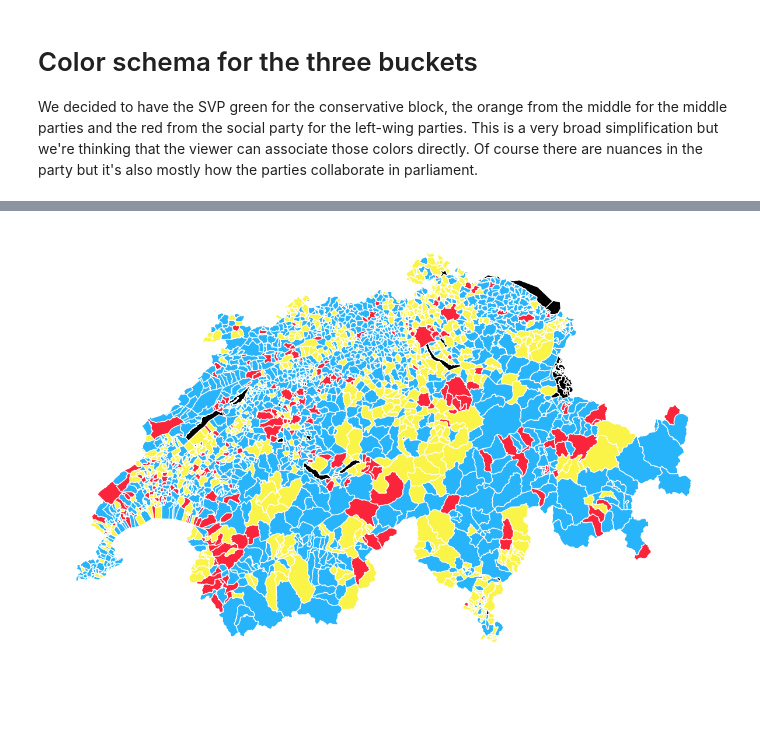
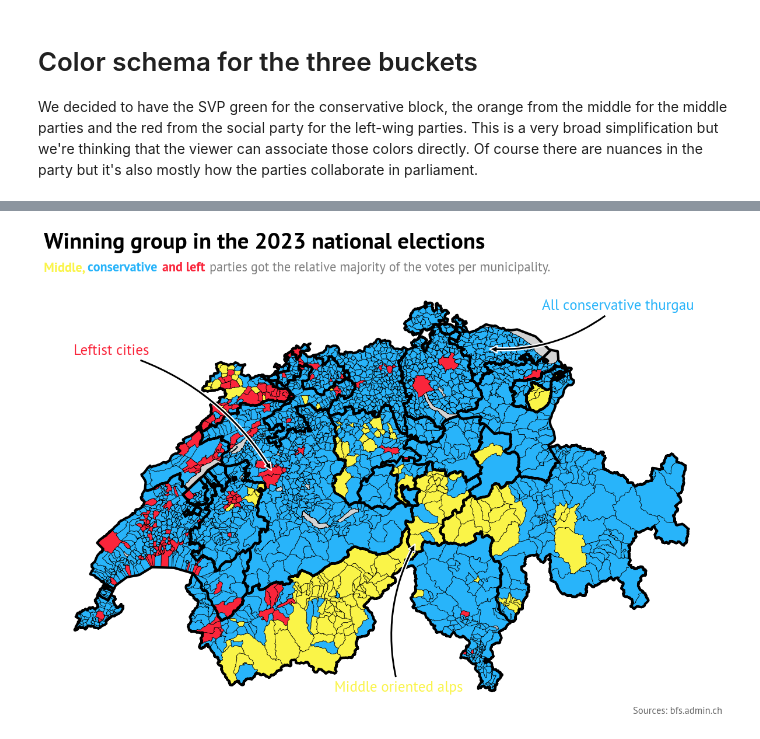
Before and after one commit to SilvanHSLU/swiss-elections, a Jupyter notebook: map.ipynb, the cells around one changed output, grey strips where cells are left out. Drawn from its saved outputs; the diff is of its cells as text; code cells hidden in the pictures; blank space fills up the shorter version.

Commit message:
Finalisation of card charts - V1

```diff
--- a/map.ipynb
+++ b/map.ipynb
@@ -159,6 +227,49 @@ swiss_map
+# %%
+# Draw annotation items
+central_tg = swiss_map[swiss_map['BFS_NUMMER'] == 4881]
+central_bern = swiss_map[swiss_map['BFS_NUMMER'] == 351]
+municipality_alps = swiss_map[swiss_map['BFS_NUMMER'] == 1212]
+annotation_items = {
+    'All conservative thurgau': [central_tg, (0.85, 0.9), party_information.CONSERVATIVE_COLOR],
+    'Middle oriented alps': [municipality_alps, (0.525, 0.05), party_information.MIDDLE_COLOR],
+    'Leftist cities': [central_bern, (0.1, 0.8), party_information.LEFT_COLOR]
+}
+arrowprops = {
+    'arrowstyle': 'Simple',
+    'edgecolor': 'white',
+    'facecolor': 'black',
+    'linewidth': 1.5,
+}
+def do_annotations(axis):
+    for key, item in annotation_items.items():
+        axis.annotate(
+            key,
+            xy=(item[0]['geometry'].centroid.x, item[0]['geometry'].centroid.y), xycoords='data',
+            xytext=item[1], textcoords='axes fraction',
+            size=18, va="center", ha="center",
+            arrowprops={'connectionstyle': "arc3,rad=-0.2", **arrowprops},
+            fontproperties={'family': 'PT Sans', 'weight': 'regular'},
+            color=item[2]
+        )
 # %%
 f, ax = plt.subplots(figsize=(15,10))
-results = swiss_map.plot(ax=ax, color=swiss_map['COLOR_GROWER'])
+ax.set_title('Winning group in the 2023 national elections', fontdict=font_management.TITLE_FONT, loc='left', transform=ax.transAxes)
+ax.text(s='Middle, ', x=0.00, y=0.97, color=party_information.MIDDLE_COLOR,
+         fontdict=font_management.DESCRIPTION_FONT, weight='bold', transform=ax.transAxes)
+ax.text(s='conservative ', x=0.065, y=0.97, color=party_information.CONSERVATIVE_COLOR,
+         fontdict=font_management.DESCRIPTION_FONT, weight='bold', transform=ax.transAxes)
+ax.text(s='and left', x=0.175, y=0.97, color=party_information.LEFT_COLOR,
+         fontdict=font_management.DESCRIPTION_FONT, weight='bold', transform=ax.transAxes)
+ax.text(s='parties got the relative majority of the votes per municipality.', x=0.245, y=0.97, color='grey',
+fontdict=font_management.DESCRIPTION_FONT, transform=ax.transAxes)
+results = swiss_map.plot(ax=ax, color=swiss_map['winning_group_color'], linewidth=0.5, edgecolor='black')
+map_canton.plot(ax=ax, linewidth=3, edgecolor='black', color=(0, 0, 0, 0)) # Thicker canton borders
+# Calculate the y-axis limits with a buffer for the text
+ylim = ax.get_ylim()
+y_buffer = (ylim[1] - ylim[0]) * 0.05  # 10% buffer
+ax.set_ylim(ylim[0], ylim[1] + y_buffer)
+do_annotations(ax)
+f.text(x=0.8, y=0.1, s="Sources: bfs.admin.ch", fontdict=font_management.ANNOTATION_FONT)
 ax.set_axis_off()
 # %% [output]
-[figure, old version]
+[figure, new version]
```
Also changed, not shown: parts of 9 cells of this notebook, 8 other files.
